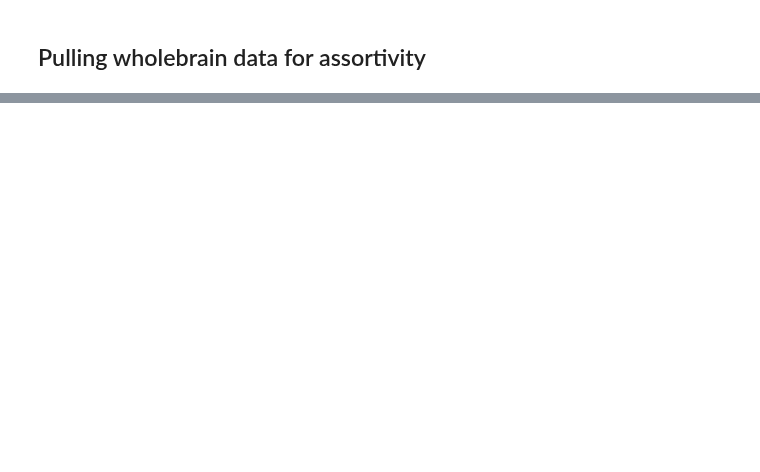
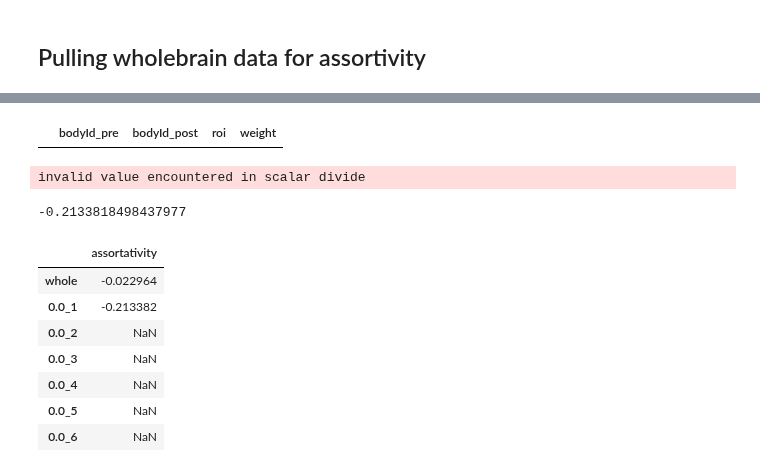
Before and after one commit to RhessaWL/flybrain-clustering, a Jupyter notebook: assortivity_analysis.ipynb, the cells around one changed output, grey strips where cells are left out. Cells and saved outputs as stored; diff of their text form; code cells hidden in the pictures; blank space fills up the shorter version.

```diff
--- a/assortivity_analysis.ipynb
+++ b/assortivity_analysis.ipynb
@@ -50,0 +79,11 @@ nx.degree_assortativity_coefficient(wbG)
+# %%
+# Filter by cluster at 0.0 resolution
+cluster1 = full[full['0.1'] == 12]
+cluster2 = full[full['0.0'] == 2]
+cluster3 = full[full['0.0'] == 3]
+cluster4 = full[full['0.0'] == 4]
+cluster5 = full[full['0.0'] == 5]
+cluster6 = full[full['0.0'] == 6]
+# %%
+cluster1_ids = cluster1.index.tolist()
+cluster1_ids
@@ -50,0 +92,5 @@ nx.degree_assortativity_coefficient(wbG)
+# %%
+# Fetch the adjacencies for the cluster
+log_msg("Fetching adjacencies")
+_, edgelist_1 = fetch_adjacencies(NC(bodyId=cluster1_ids))
+log_msg("Done!")
@@ -50,0 +100,31 @@ nx.degree_assortativity_coefficient(wbG)
+# %%
+edgelist_1
+# %% [output]
+|  | bodyId_pre | bodyId_post | roi | weight |
+# %%
+# Instantiate nx item
+cluster1G = nx.from_pandas_edgelist(edgelist_1, 'bodyId_pre', 'bodyId_post', edge_attr='weight', create_using=nx.DiGraph())
+assort_c1 = nx.degree_assortativity_coefficient(cluster1G)
+# %% [output]
+invalid value encountered in scalar divide
+# %%
+assort_c1
+# %% [output]
+-0.2133818498437977
+# %%
+# Add the degree assortativity to a dataframe that has row names and a column of assortivity values
+assort_df = pd.DataFrame(columns=['assortativity'], index=['whole', '0.0_1', '0.0_2', '0.0_3', '0.0_4', '0.0_5', '0.0_6'])
+assort_df.loc['whole'] = assort_wb
+assort_df.loc['0.0_1'] = assort_c1
+
+# Print dataframe
+assort_df
+# %% [output]
+|  | assortativity |
+| whole | -0.022964 |
+| 0.0_1 | -0.213382 |
+| 0.0_2 | NaN |
+| 0.0_3 | NaN |
+| 0.0_4 | NaN |
+| 0.0_5 | NaN |
+| 0.0_6 | NaN |
```
Also changed, not shown: parts of 18 cells of this notebook.
